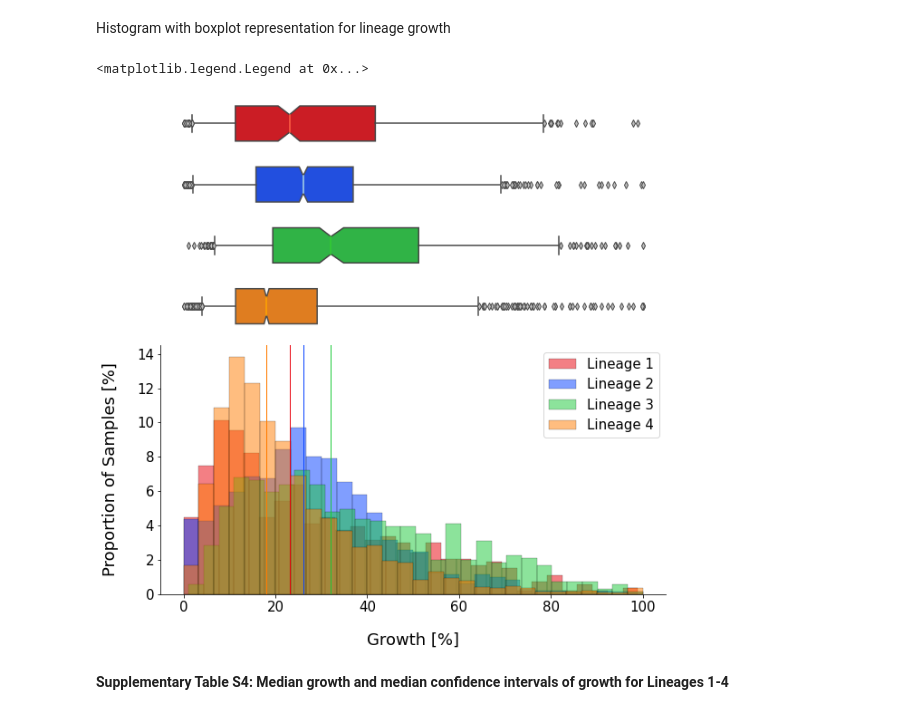
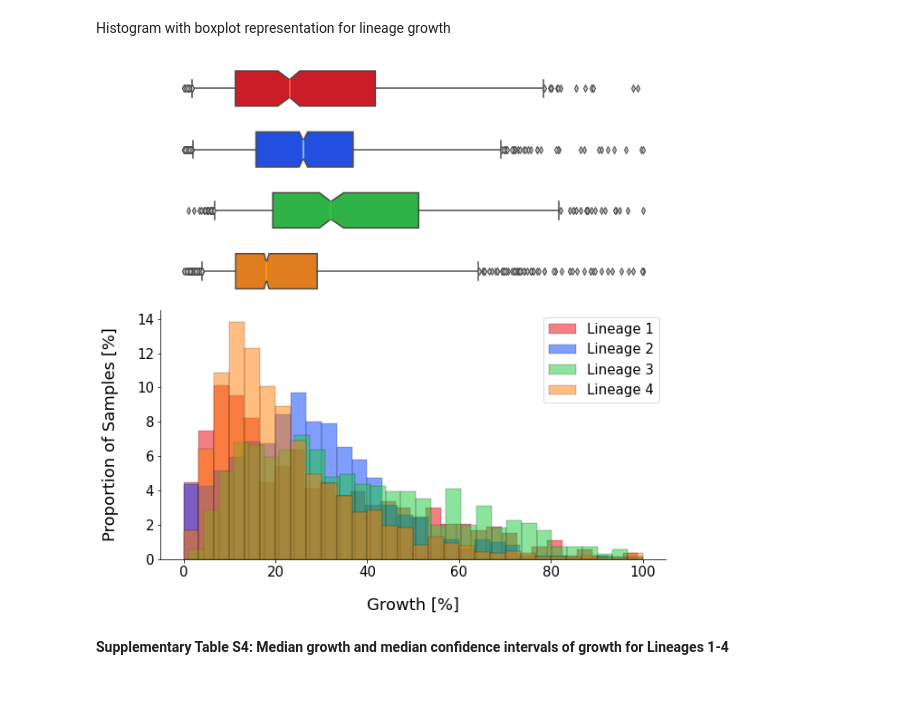
Before and after one commit to fowler-lab/tb-rnap-compensation, a Jupyter notebook: Recreate_figures_paper.ipynb, the cells around one changed output. Drawn from its saved outputs; the diff is of its cells as text; code cells hidden in the pictures.

Commit message:
started work on lineage association

```diff
--- a/Recreate_figures_paper.ipynb
+++ b/Recreate_figures_paper.ipynb
@@ -1035,44 +1042,46 @@ fig, (ax_box1, ax_box2, ax_box3, ax_box4, ax_hist) = plt.subplots(5, sharex = Tr
 fig.set_size_inches(10, 10)
 
 sns.histplot(data = data1, label="Lineage 1", color = colors[3], **hist_args)
-plt.axvline(data1.median(), color = colors[3], linewidth = 1)
+#plt.axvline(data1.median(), color = colors[3], linewidth = 1)
 
 sns.histplot(data = data2, label="Lineage 2", color = colors[0], **hist_args)
-plt.axvline(data2.median(), color = colors[0], linewidth = 1)
+#plt.axvline(data2.median(), color = colors[0], linewidth = 1)
 
 sns.histplot(data = data3, label="Lineage 3", color = colors[2], **hist_args)
-plt.axvline(data3.median(), color = colors[2], linewidth = 1)
+#plt.axvline(data3.median(), color = colors[2], linewidth = 1)
 
 sns.histplot(data = data4, label="Lineage 4", color = colors[1], **hist_args)
-plt.axvline(data4.median(), color = colors[1], linewidth = 1)
+#plt.axvline(data4.median(), color = colors[1], linewidth = 1)
 
 sns.boxplot(data1, ax = ax_box1, color = colors[3], medianprops={"color": "tomato"},
             usermedians = [lin1_boot[0]], conf_intervals = [lin1_boot[1]],**box_args)
 sns.boxplot(data2, ax = ax_box2, color = colors[0], medianprops={"color": "LightBlue"},
             usermedians = [lin2_boot[0]], conf_intervals = [lin2_boot[1]], **box_args)
 sns.boxplot(data3, ax = ax_box3, color = colors[2], medianprops={"color": "LimeGreen"},
             usermedians = [lin3_boot[0]], conf_intervals = [lin3_boot[1]],**box_args)
 sns.boxplot(data4, ax = ax_box4, color = colors[1], medianprops={"color": "Orange"},
             usermedians = [lin4_boot[0]], conf_intervals = [lin4_boot[1]],**box_args)
 
 #Despine plots
 sns.despine(top = True, right=True, left = False, bottom = False, offset = False, trim = False)
 
 axes = [ax_box1, ax_box2, ax_box3, ax_box4]
 for ax in axes:
     sns.despine(ax = ax, top = True, right=True, left = True, bottom = True, offset = False, trim = False)
     ax.tick_params(left=False, bottom=False)
     ax.set(yticklabels=[])
     ax.set(xlabel='')
 
 plt.xlabel("Growth [%]", size = 18, labelpad = 20)
 plt.xticks(fontsize = 15)
 plt.ylabel("Proportion of Samples [%]", size = 18, labelpad = 20)
 plt.yticks(fontsize = 15)
 plt.legend(loc = 'upper right', fontsize = 15)
+
+# use this to save high quality svg for poster
+#fig.savefig('poster_lineages_growth.svg', format='svg', dpi=1200)
 # %% [output]
-<matplotlib.legend.Legend at 0x...>
-[figure, old version]
+[figure, new version]
 # %% [markdown]
 **Supplementary Table S4: Median growth and median confidence intervals of growth for Lineages 1-4**
 # %%
```
Also changed, not shown: parts of 15 cells of this notebook.
